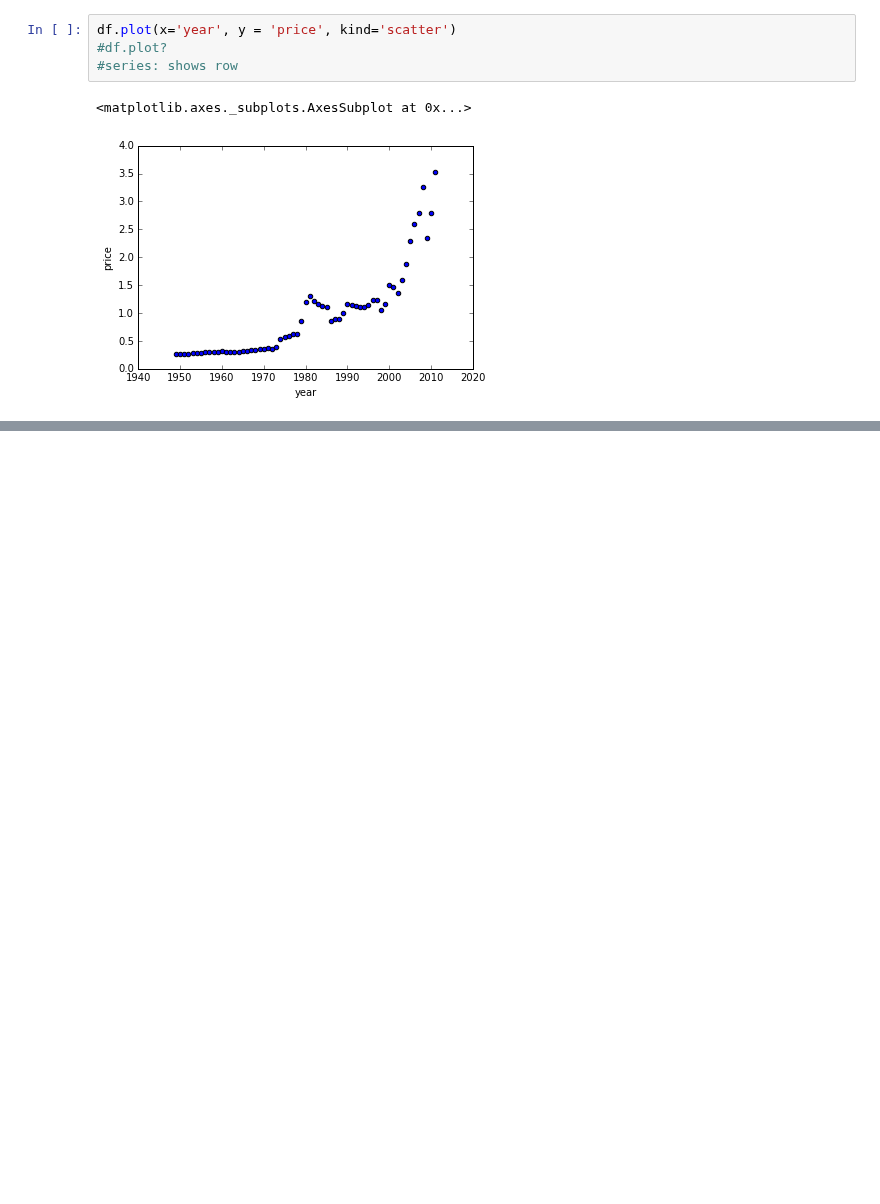
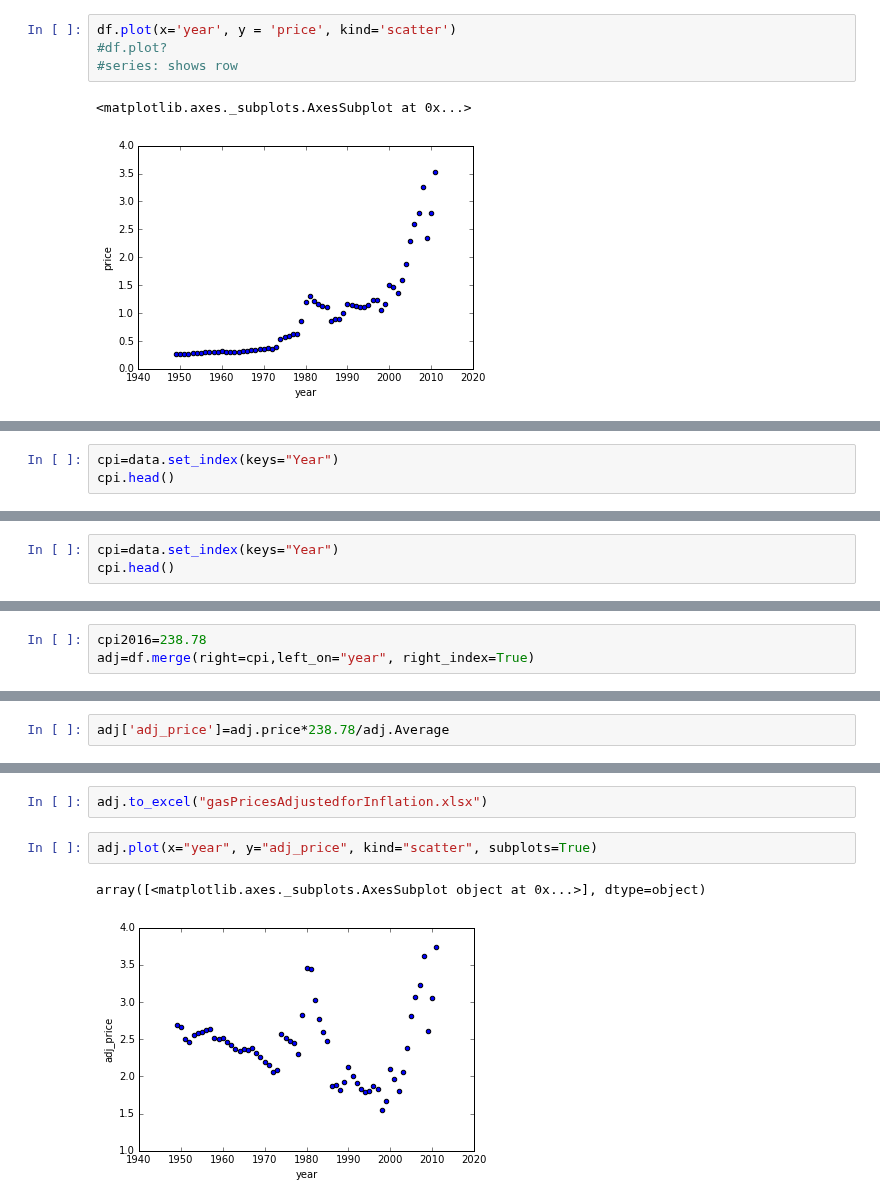
Before and after one commit to LutherCSMiller/project2-loutan01, a Jupyter notebook: Gas prices adjusted for inflation.ipynb, the cells around one changed output, grey strips where cells are left out. Cells and saved outputs as stored; diff of their text form; blank space fills up the shorter version.

```diff
--- a/Gas prices adjusted for inflation.ipynb
+++ b/Gas prices adjusted for inflation.ipynb
@@ -187,0 +239,3 @@ df.plot(x='year', y = 'price', kind='scatter')
+# %%
+cpi=data.set_index(keys="Year")
+cpi.head()
@@ -187,0 +250,3 @@ df.plot(x='year', y = 'price', kind='scatter')
+# %%
+cpi=data.set_index(keys="Year")
+cpi.head()
@@ -187,0 +261,3 @@ df.plot(x='year', y = 'price', kind='scatter')
+# %%
+cpi2016=238.78
+adj=df.merge(right=cpi,left_on="year", right_index=True)
@@ -187,0 +273,2 @@ df.plot(x='year', y = 'price', kind='scatter')
+# %%
+adj['adj_price']=adj.price*238.78/adj.Average
@@ -187,0 +284,7 @@ df.plot(x='year', y = 'price', kind='scatter')
+# %%
+adj.to_excel("gasPricesAdjustedforInflation.xlsx")
+# %%
+adj.plot(x="year", y="adj_price", kind="scatter", subplots=True)
+# %% [output]
+array([<matplotlib.axes._subplots.AxesSubplot object at 0x...>], dtype=object)
+[figure, added]
```
Also changed, not shown: parts of 9 cells of this notebook.
